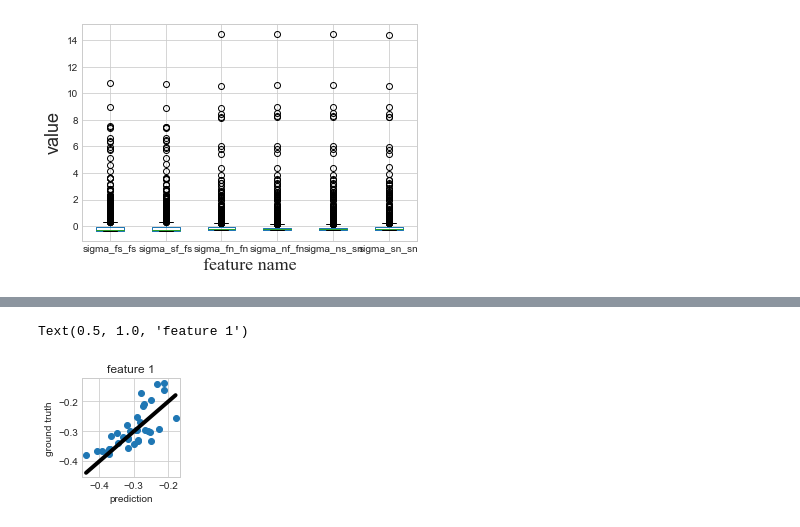
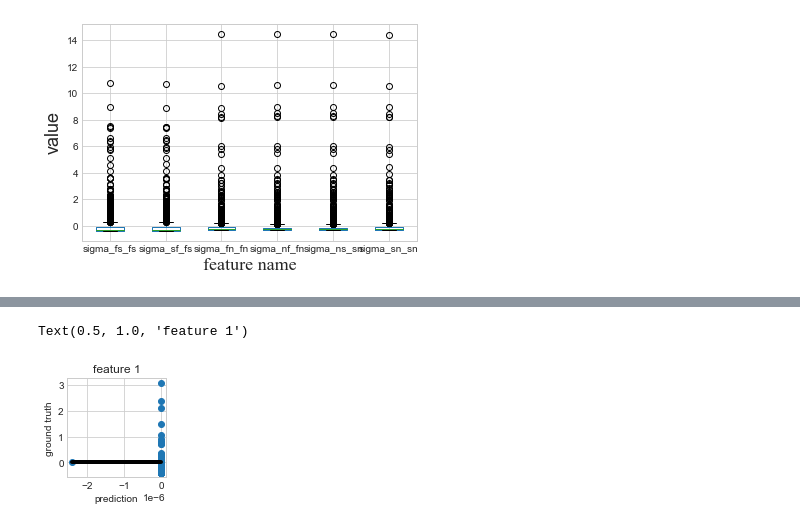
Before and after one commit to DhurimCakiqi/MSci-Project, a Jupyter notebook: m/mcode.ipynb, the cells around one changed output, grey strips where cells are left out. Cells and saved outputs as stored; diff of their text form; code cells hidden in the pictures.

Commit message:
a new branch for predicting stress

```diff
--- a/m/mcode.ipynb
+++ b/m/mcode.ipynb
@@ -170,7 +217,7 @@ from sklearn.gaussian_process.kernels import DotProduct, WhiteKernel
 from sklearn.gaussian_process.kernels import ConstantKernel, RBF
 # %%
 ## not yet finished
-kernel = RBF(length_scale= 10, length_scale_bounds=(0.0,25))
+kernel = RBF(length_scale= 1, length_scale_bounds=(0.0,100))
 # kernel = RBF(**gpr_para[feat_flag])
 
 gpr_models=[]
@@ -178,7 +225,7 @@ for feat_flag in range(1):
     gpr_sub = GaussianProcessRegressor(kernel=kernel,
                     random_state=0)
     print('fitting feature %d' % feat_flag)
-    gpr_sub.fit(X, y[:, feat_flag])
+    gpr_sub.fit(X, y)
     print(gpr_sub.kernel_)
     gpr_models.append(gpr_sub)
 # %% [output]
@@ -198,9 +244,0 @@ gpr Test: mse loss=0.002212 r2_score=0.515298
-# %%
-y_pred=np.zeros(y_test.shape)
-for ix, model in enumerate(gpr_models):
-    y_pred[:, ix] += model.predict(X_test)
-
-for feat_flag in range(1):
-    loss_test = mse_loss(y_test[:, feat_flag], y_pred[:, feat_flag])
-    R2_test  = metrics.r2_score(y_test[:, feat_flag], y_pred[:, feat_flag])
-    print('Test: mse loss={:.6f} r2_score={:.6f}'.format(loss_test, R2_test))
@@ -208,0 +245,13 @@ Test: mse loss=0.002212 r2_score=0.515298
+# %%
+plt.style.use('seaborn-whitegrid')
+plt.subplot(2,1,1)
+feat_flag = 0;
+feature_min = min(pred)
+feature_max = max(pred)
+feature_linspace = np.linspace(feature_min, feature_max, 100)
+plt.plot(feature_linspace, feature_linspace, '-k', linewidth=4)
+plt.scatter(pred, y, marker='o');
+plt.xlabel('prediction')
+plt.ylabel('ground truth');
+plt.title('feature 1')
+#plt.show()
@@ -208,0 +261,8 @@ Test: mse loss=0.002212 r2_score=0.515298
+# %%
+
+for feat_flag in range(1):
+    print('fitting feature %d' % feat_flag)
+    gpr_sub = gpr_models[feat_flag]
+    y_pred = gpr_sub.predict(X_test)
+    print('gpr Test: mse loss={:.6f} r2_score={:.6f}'.format(
+        mse_loss(y_test, y_pred),metrics.r2_score(y_test, y_pred)))
@@ -209,17 +272,17 @@ Test: mse loss=0.002212 r2_score=0.515298
 # %%
 import matplotlib.pyplot as plt
 plt.style.use('seaborn-whitegrid')
 plt.subplot(2,3,1)
 feat_flag = 0;
-feature_min = min(y_pred[:,feat_flag])
-feature_max = max(y_pred[:,feat_flag])
+feature_min = min(y_pred)
+feature_max = max(y_pred)
 feature_linspace = np.linspace(feature_min, feature_max, 100)
 plt.plot(feature_linspace, feature_linspace, '-k', linewidth=4)
-plt.scatter(y_pred[:,feat_flag], y_test[:,feat_flag], marker='o');
+plt.scatter(y_pred, y_test, marker='o');
 plt.xlabel('prediction')
 plt.ylabel('ground truth');
 plt.title('feature 1')
 #plt.show()
 # %% [output]
 Text(0.5, 1.0, 'feature 1')
-[figure, old version]
+[figure, new version]
```
Also changed, not shown: parts of 27 cells of this notebook, 43 other files.
